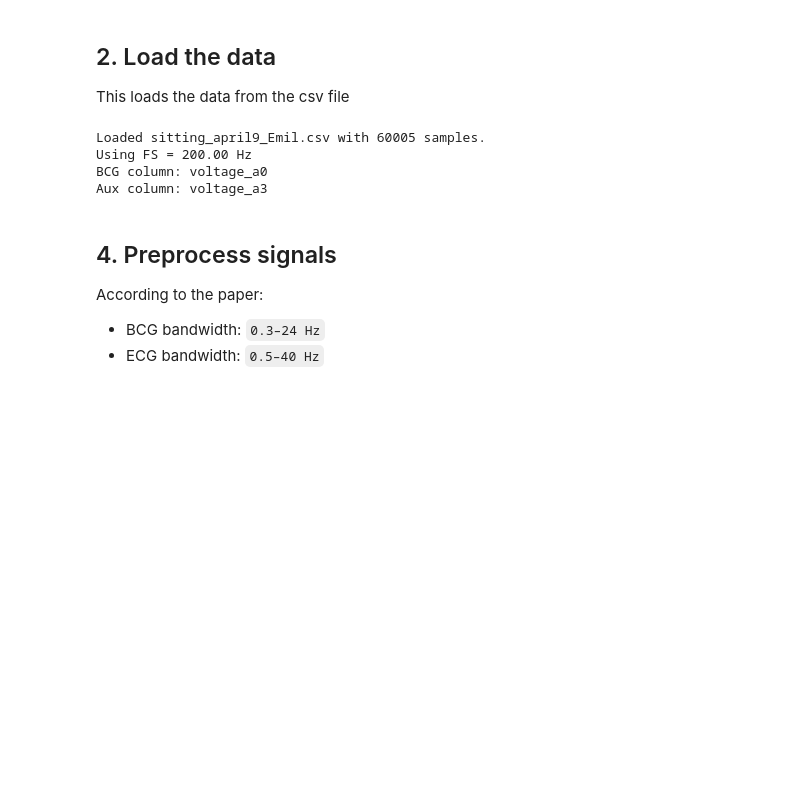
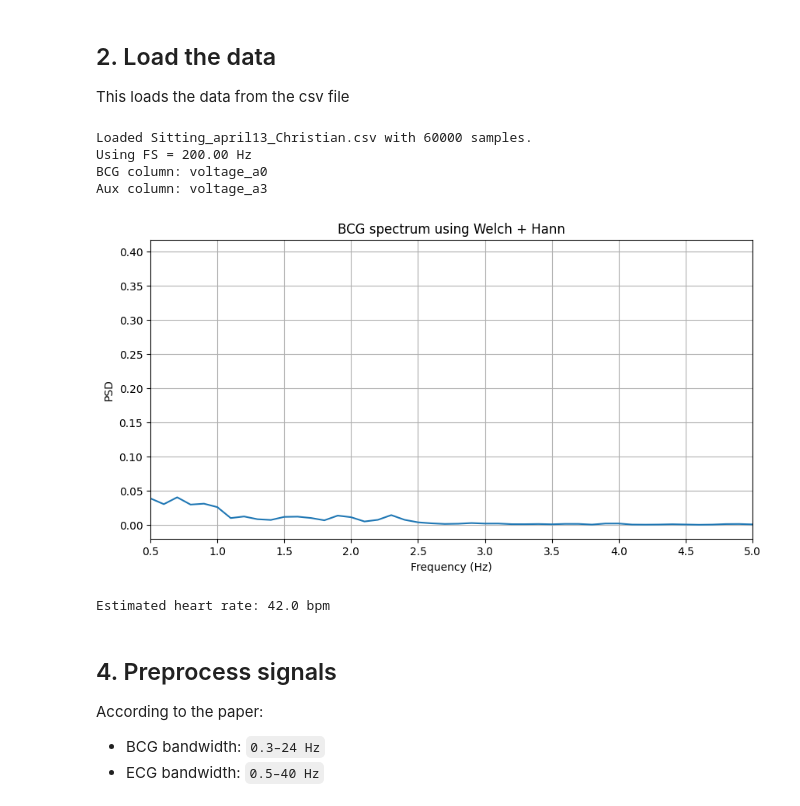
Before and after one commit to ChristianPDamsgaard/Darkstar, a Jupyter notebook: bcg_wavelet_fixed.ipynb, the cells around one changed output. Saved outputs shown, nothing was run; the diff lists cells and outputs as text; code cells hidden in the pictures; blank space fills up the shorter version.

```diff
--- a/bcg_wavelet_fixed.ipynb
+++ b/bcg_wavelet_fixed.ipynb
@@ -153,7 +153,7 @@ def coverage_factor_from_ecg(seg_usable_mask, rpeaks):
 This loads the data from the csv file
 # %%
 
-DATA_PATH = Path("sitting_april9_Emil.csv")
+DATA_PATH = Path("Sitting_april13_Christian.csv")
 TIME_COLUMN = "unix_time_s"
 BCG_COLUMN = "voltage_a0"
 AUX_COLUMN = "voltage_a3"
@@ -180,7 +180,7 @@ print(f"Using FS = {FS:.2f} Hz")
 print(f"BCG column: {BCG_COLUMN}")
 print(f"Aux column: {AUX_COLUMN if aux_raw is not None else 'None'}")
 # %% [output]
-Loaded sitting_april9_Emil.csv with 60005 samples.
+Loaded Sitting_april13_Christian.csv with 60000 samples.
 Using FS = 200.00 Hz
 BCG column: voltage_a0
 Aux column: voltage_a3
@@ -187,3 +196,28 @@ Aux column: voltage_a3
+# %%
+from scipy.signal import welch
+
+
+
+signal = bcg_raw.copy()
+signal = signal - np.mean(signal)
+
+f, Pxx = welch(signal, fs=FS, window='hann', nperseg=int(FS*10), noverlap=int(FS*5))
+
+plt.figure(figsize=(10, 5))
+plt.plot(f, Pxx)
+plt.xlim(0.5, 5)
+plt.xlabel("Frequency (Hz)")
+plt.ylabel("PSD")
+plt.title("BCG spectrum using Welch + Hann")
+plt.grid(True)
+plt.show()
+
+band = (f >= 0.7) & (f <= 3.0)
+peak_freq = f[band][np.argmax(Pxx[band])]
+print(f"Estimated heart rate: {peak_freq * 60:.1f} bpm")
+# %% [output]
+[figure, added]
+Estimated heart rate: 42.0 bpm
 # %% [markdown]
 
 ## 4. Preprocess signals
```
Also changed, not shown: parts of 7 cells of this notebook, 5 other files.
